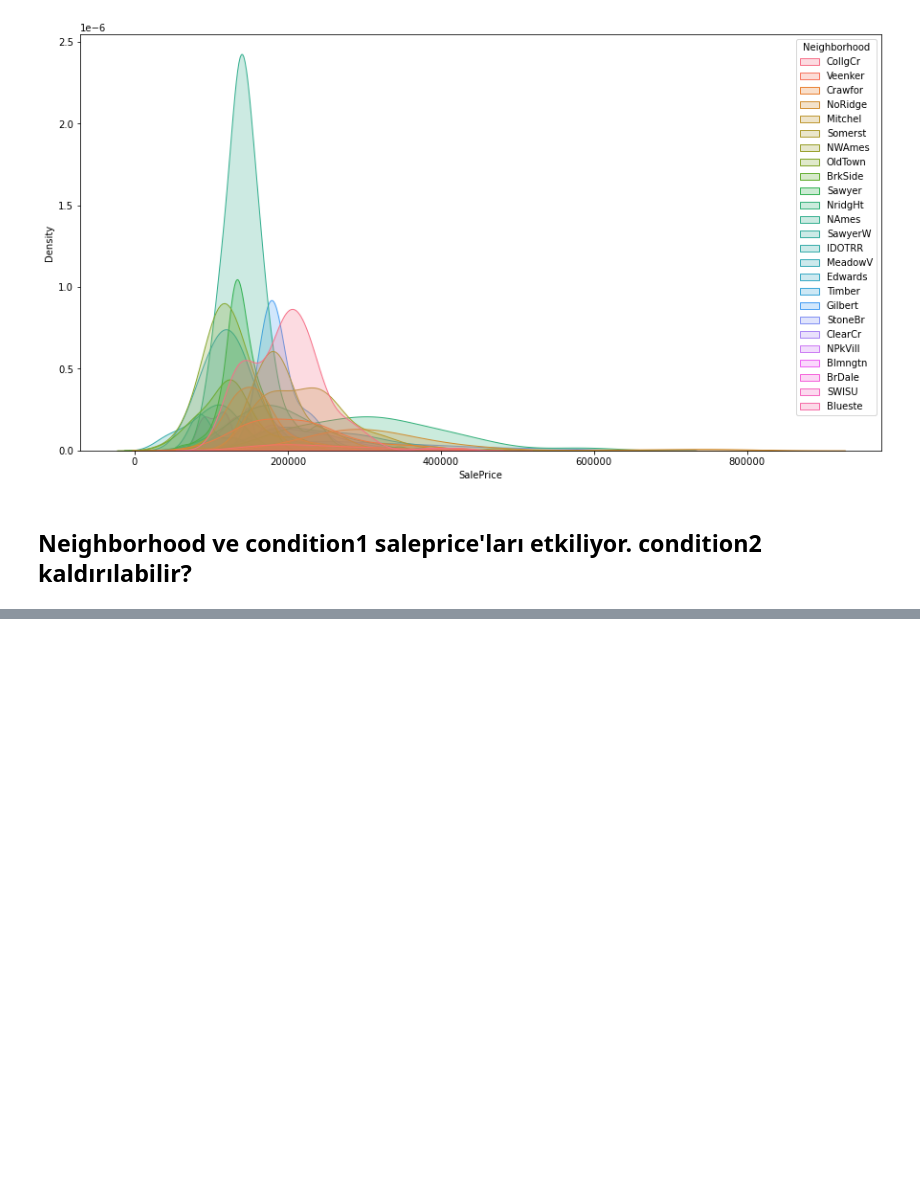
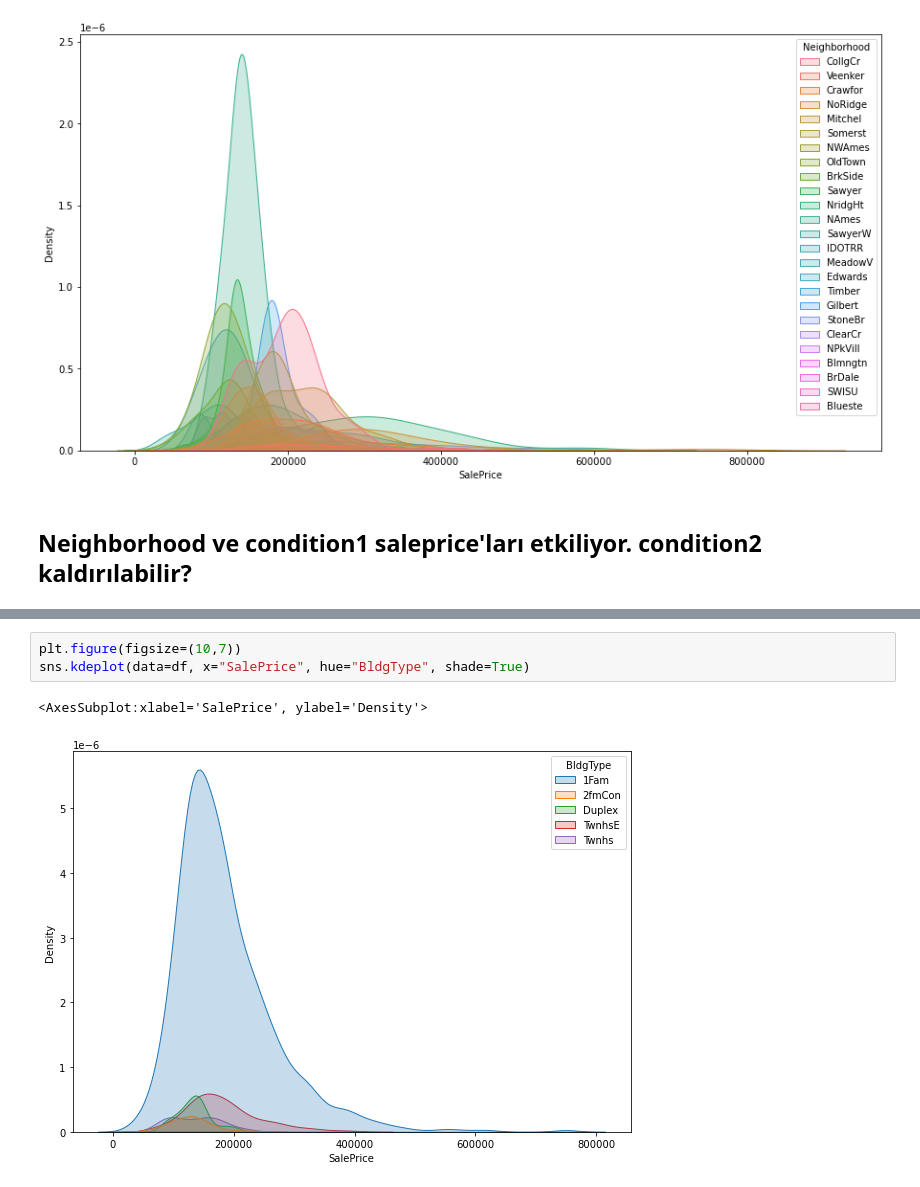
Before and after one commit to ilknurozcelik/DA_TeamWorks, a Jupyter notebook: Week6/EDA_House_Prices_7June.ipynb, the cells around one changed output, grey strips where cells are left out. Drawn from its saved outputs; the diff is of its cells as text; blank space fills up the shorter version.

Commit message:
EDA_House_Price file was modified.

```diff
--- a/Week6/EDA_House_Prices_7June.ipynb
+++ b/Week6/EDA_House_Prices_7June.ipynb
@@ -1246,0 +1286,6 @@ sns.kdeplot(data=df, x="SalePrice", hue="Neighborhood", shade=True)
+# %%
+plt.figure(figsize=(10,7))
+sns.kdeplot(data=df, x="SalePrice", hue="BldgType", shade=True)
+# %% [output]
+<AxesSubplot:xlabel='SalePrice', ylabel='Density'>
+[figure, added]
```
Also changed, not shown: parts of 59 cells of this notebook.
